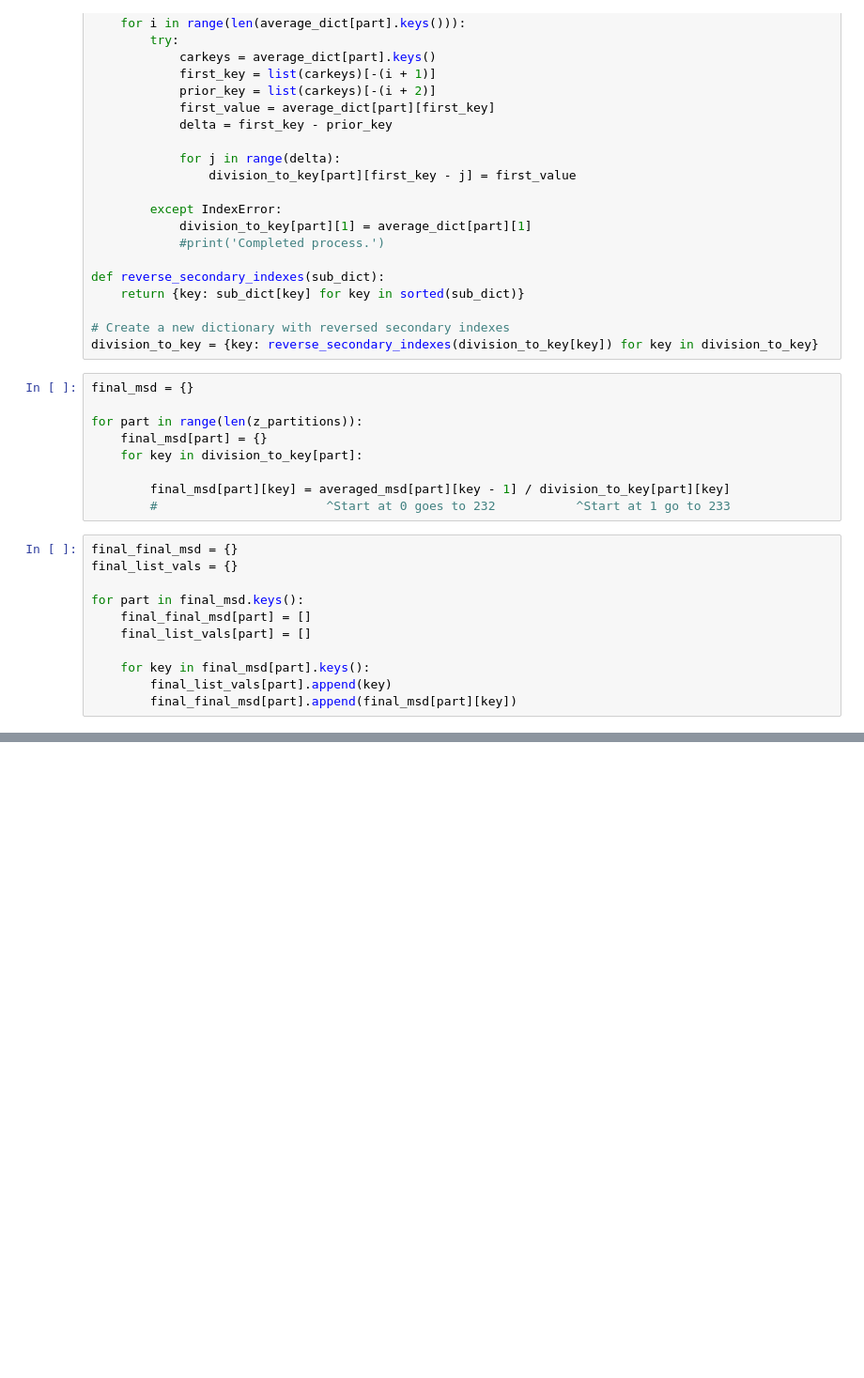
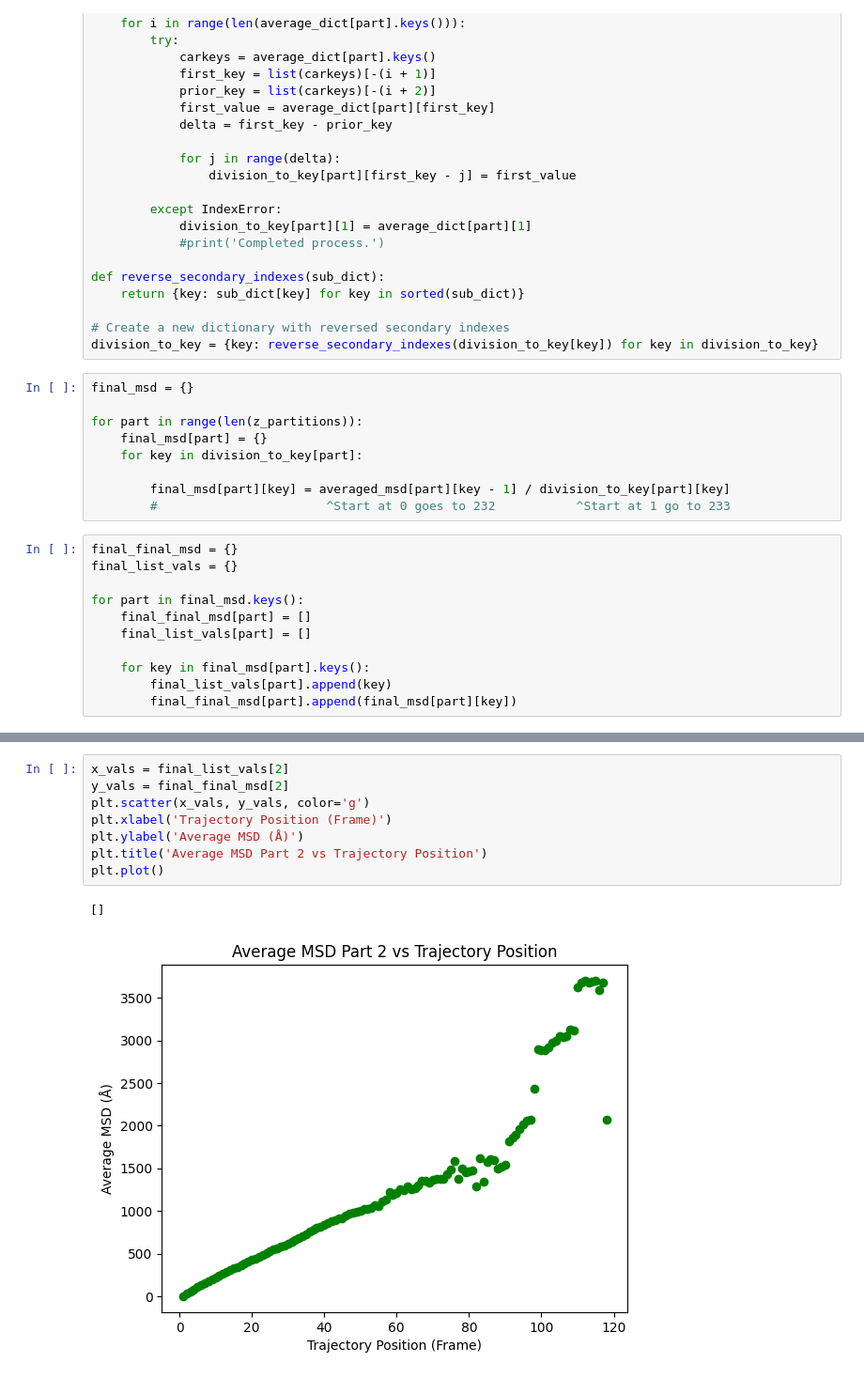
Before and after one commit to AndrewSykes1/msd_water_box, a Jupyter notebook: msd_processer.IPYNB, the cells around one changed output, grey strips where cells are left out. Shown at 94% size. Drawn from its saved outputs; the diff is of its cells as text; blank space fills up the shorter version.

```diff
--- a/msd_processer.IPYNB
+++ b/msd_processer.IPYNB
@@ -173,0 +199,11 @@ for i in range(len(z_partitions)):
+# %%
+x_vals = final_list_vals[2]
+y_vals = final_final_msd[2]
+plt.scatter(x_vals, y_vals, color='g')
+plt.xlabel('Trajectory Position (Frame)')
+plt.ylabel('Average MSD (Å)')
+plt.title('Average MSD Part 2 vs Trajectory Position')
+plt.plot()
+# %% [output]
+[]
+[figure, added]
```
Also changed, not shown: parts of 5 cells of this notebook, 5 other files.
